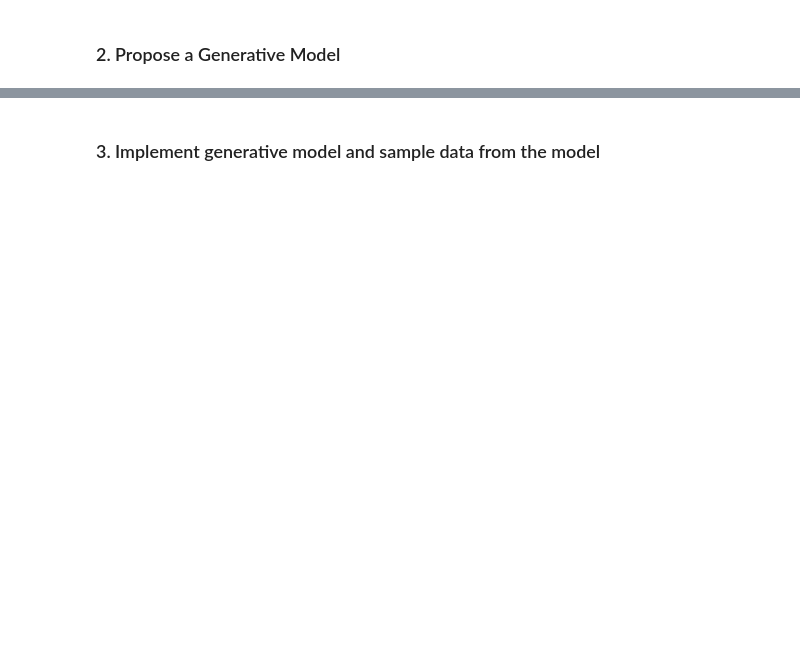
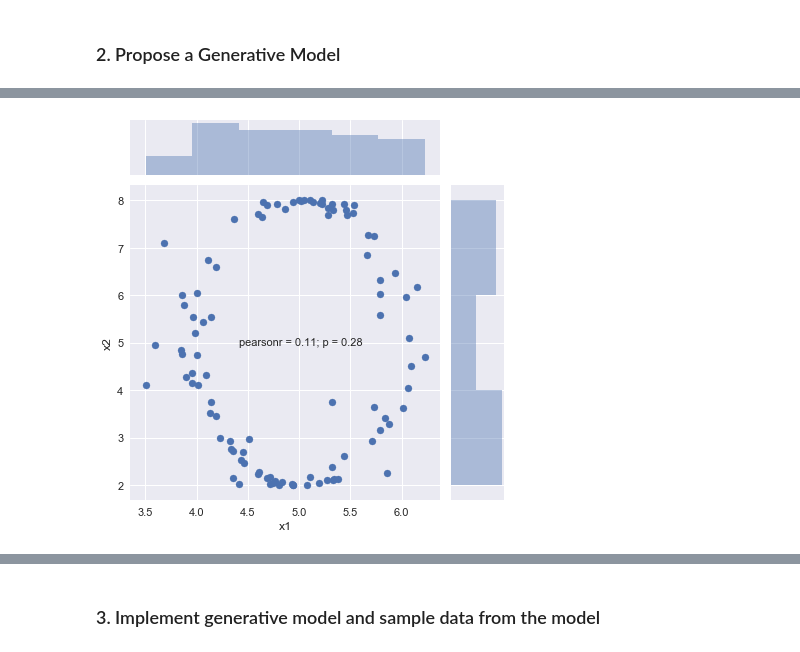
Before and after one commit to CMPE547-Spring-2017-Bogazici/hw2, a Jupyter notebook: HW2.ipynb, the cells around one changed output, grey strips where cells are left out. Saved outputs shown, nothing was run; the diff lists cells and outputs as text; code cells hidden in the pictures; blank space fills up the shorter version.

```diff
--- a/HW2.ipynb
+++ b/HW2.ipynb
@@ -38,0 +71,4 @@ plt.ylabel('x2')
+# %%
+sns.jointplot(x="x1",y="x2",data=plot_data);
+# %% [output]
+[figure, added]
```
Also changed, not shown: parts of 8 cells of this notebook.
